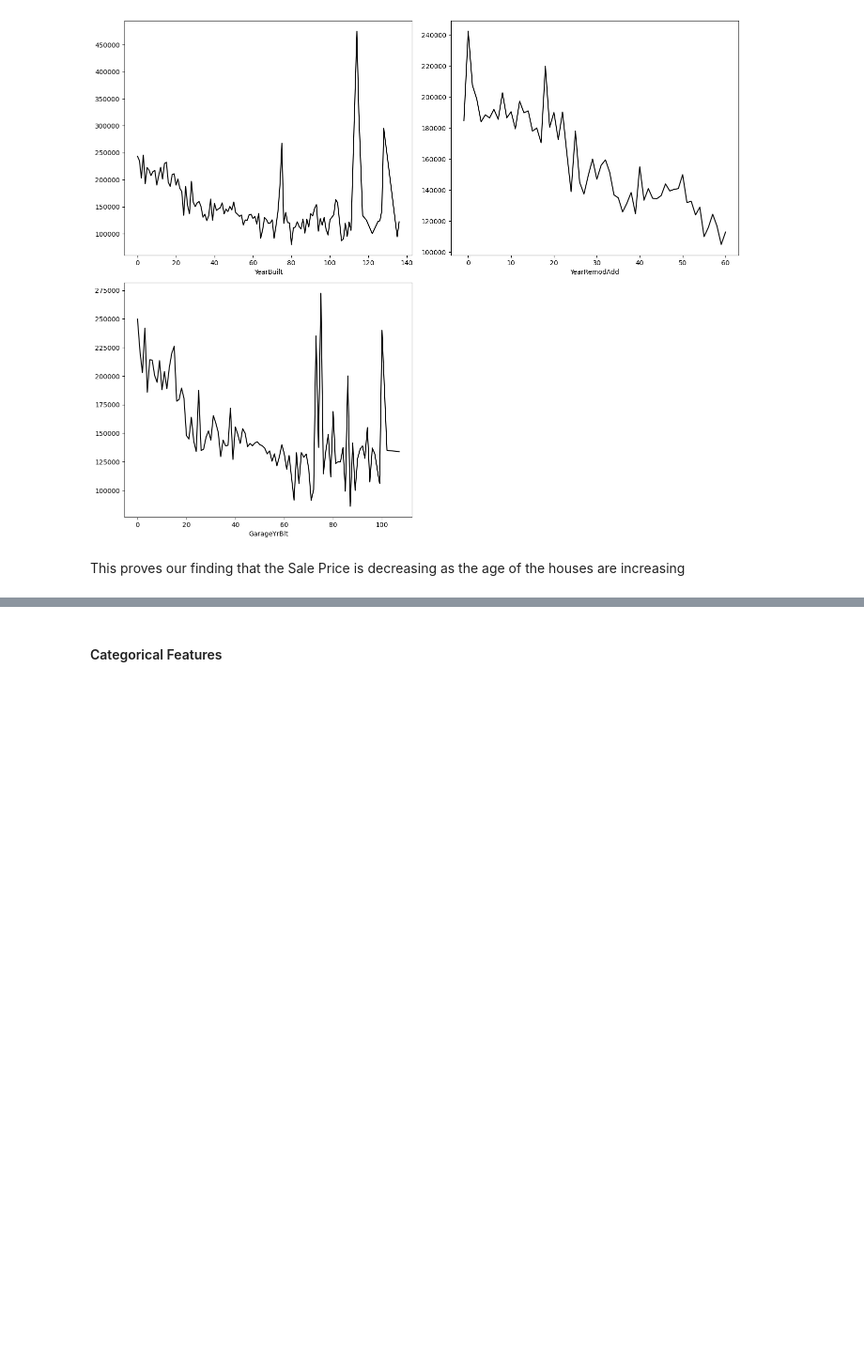
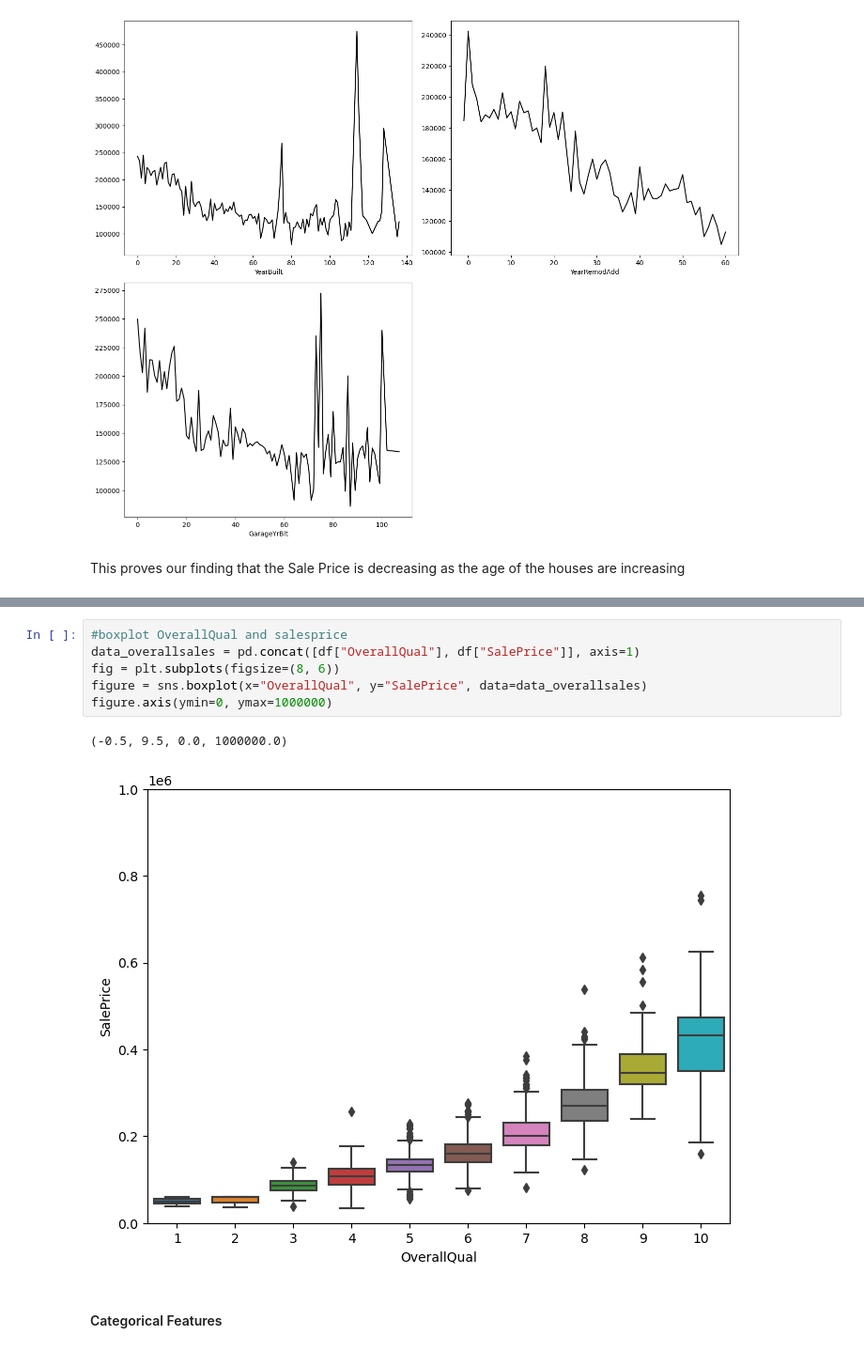
Before and after one commit to Abrar-Mustakim/Comprehensive-Data-Exploration-and-Advanced-Regression-Technique-on-Kaggles-Hourse-Pricing, a Jupyter notebook: EDA_and_Training.ipynb, the cells around one changed output, grey strips where cells are left out. Shown at 94% size. Saved outputs shown, nothing was run; the diff lists cells and outputs as text; blank space fills up the shorter version.

```diff
--- a/EDA_and_Training.ipynb
+++ b/EDA_and_Training.ipynb
@@ -269,3 +278,12 @@ This proves our finding that the Sale Price is decreasing as the age of the hous
+# %%
+#boxplot OverallQual and salesprice
+data_overallsales = pd.concat([df["OverallQual"], df["SalePrice"]], axis=1)
+fig = plt.subplots(figsize=(8, 6))
+figure = sns.boxplot(x="OverallQual", y="SalePrice", data=data_overallsales)
+figure.axis(ymin=0, ymax=1000000)
+# %% [output]
+(-0.5, 9.5, 0.0, 1000000.0)
+[figure, added]
 # %% [markdown]
 <h4> Categorical Features </h4>
 # %%
```
Also changed, not shown: parts of 2 cells of this notebook.
